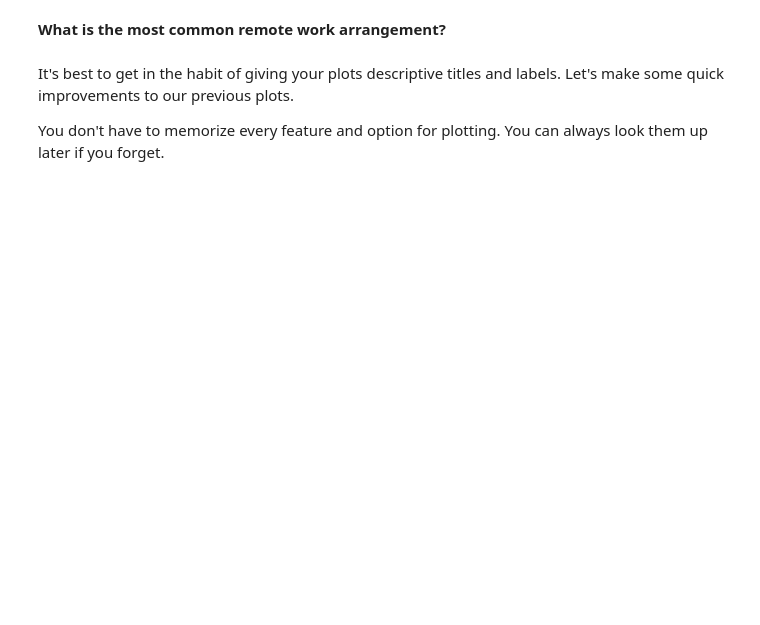
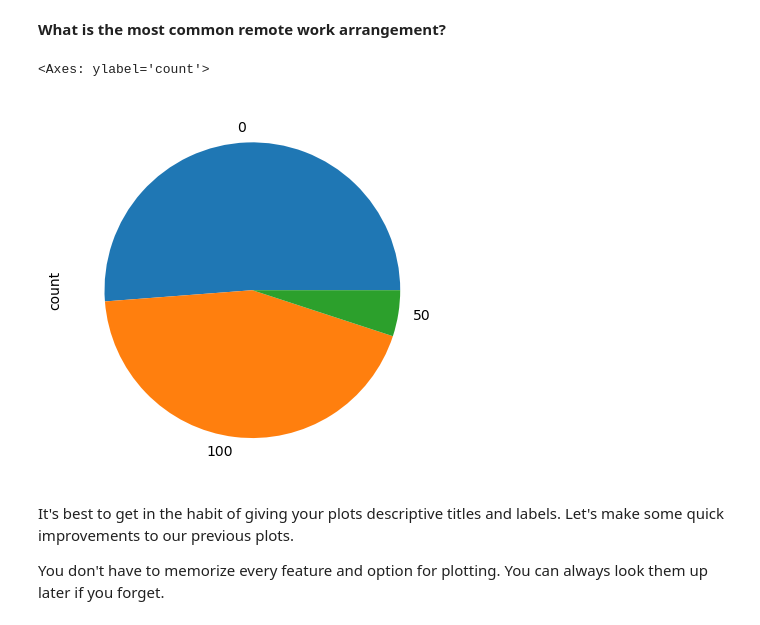
Before and after one commit to Adamg159/Data_Visualization_And_Modeling, a Jupyter notebook: Lecture/Week 1/1.1 - Data Visualization.ipynb, the cells around one changed output. Cells and saved outputs as stored; diff of their text form; code cells hidden in the pictures; blank space fills up the shorter version.

```diff
--- a/Lecture/Week 1/1.1 - Data Visualization.ipynb
+++ b/Lecture/Week 1/1.1 - Data Visualization.ipynb
@@ -214,5 +373,10 @@ There are two common visualizations for categorical features: one where we want
 # %% [markdown]
 **What is the most common remote work arrangement?**
+# %%
+salary_df['remote_ratio'].value_counts().plot(kind='pie')
+# %% [output]
+<Axes: ylabel='count'>
+[figure, added]
 # %% [markdown]
 It's best to get in the habit of giving your plots descriptive titles and labels.  Let's make some quick improvements to our previous plots.
 
```
Also changed, not shown: parts of 21 cells of this notebook, 1 other file.
